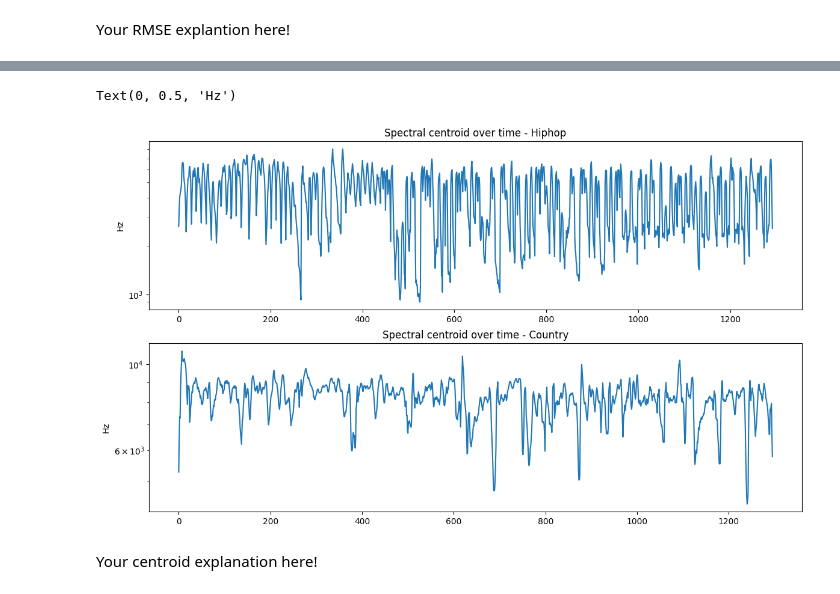
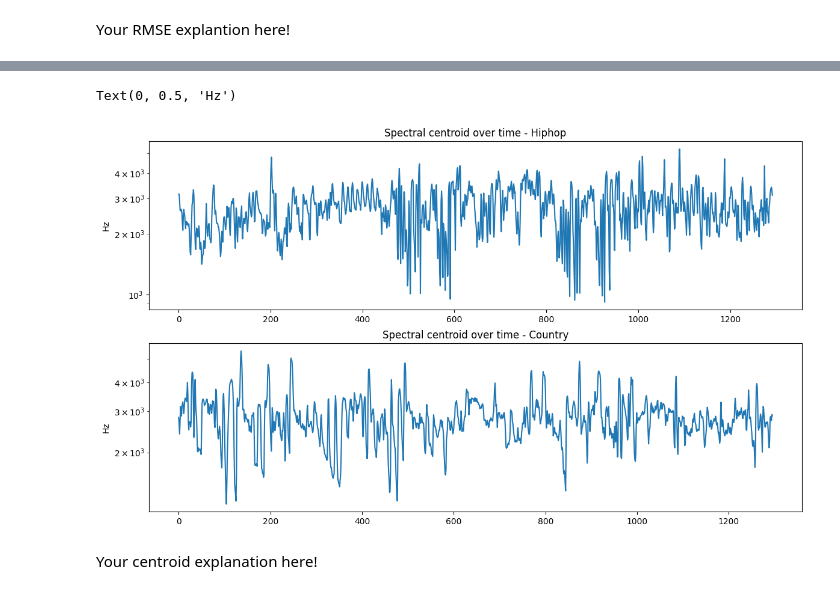
Before and after one commit to lgomez47/AudioTechII, a Jupyter notebook: HW/HW3.ipynb, the cells around one changed output, grey strips where cells are left out. Drawn from its saved outputs; the diff is of its cells as text; code cells hidden in the pictures.

```diff
--- a/HW/HW3.ipynb
+++ b/HW/HW3.ipynb
@@ -209,20 +211,20 @@ Your RMSE explantion here!
 # %%
 # Spectral Centroid for hiphop
 hiphop_spectralcentroid = librosa.feature.spectral_centroid(hiphop_x.astype(float))
 # Spectral Centroid for country
 country_spectralcentroid = librosa.feature.spectral_centroid(country_x.astype(float))
 # plotting
 plt.figure(figsize = (14,8))
 plt.subplot(2,1,1)
-plt.semilogy(hiphop_rms[0])
+plt.semilogy(hiphop_spectralcentroid[0])
 plt.title('Spectral centroid over time - Hiphop')
 plt.ylabel('Hz')
 plt.subplot(2,1,2)
-plt.semilogy(country_rms[0])
+plt.semilogy(country_spectralcentroid[0])
 plt.title('Spectral centroid over time - Country')
 plt.ylabel('Hz')
 # %% [output]
 Text(0, 0.5, 'Hz')
-[figure, old version]
+[figure, new version]
 # %% [markdown]
 Your centroid explanation here!
```
Also changed, not shown: parts of 7 cells of this notebook, 1 other file.
